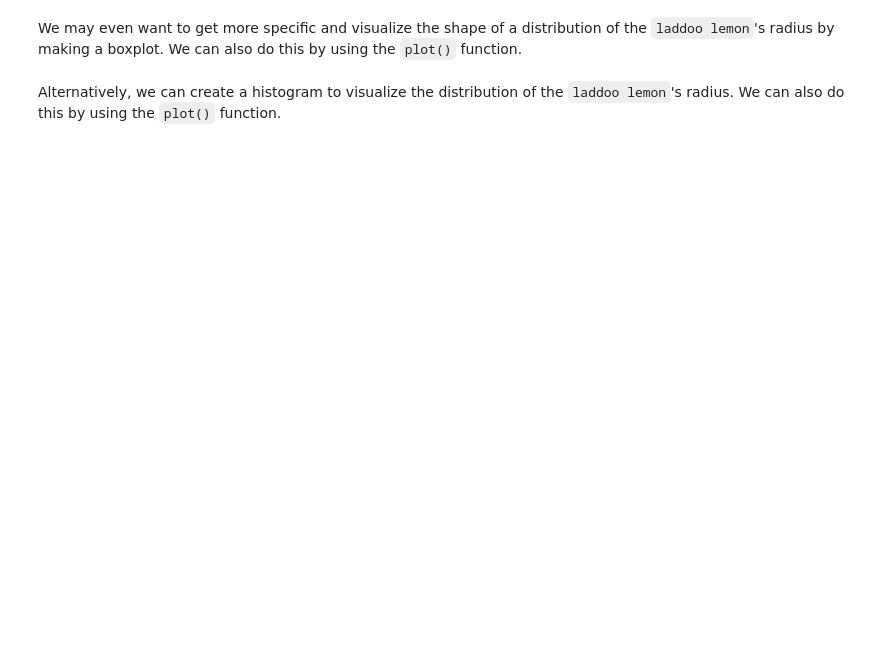
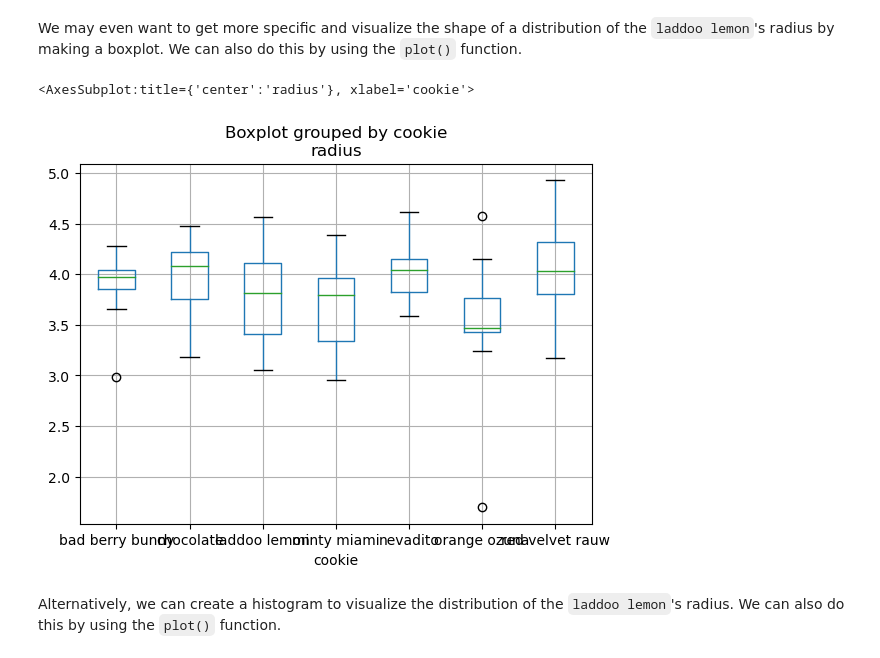
Before and after one commit to gallettilance/CS506-Spring2023, a Jupyter notebook: labs/02-lab/lab02.ipynb, the cells around one changed output. Cells and saved outputs as stored; diff of their text form; code cells hidden in the pictures; blank space fills up the shorter version.

```diff
--- a/labs/02-lab/lab02.ipynb
+++ b/labs/02-lab/lab02.ipynb
@@ -266,6 +300,10 @@ We can also visualize the data. For example, we can visualize the data by plotti
 We may even want to get more specific and visualize the shape of a distribution of the `laddoo lemon`'s radius by making a boxplot. We can also do this by using the `plot()` function.
 # %%
 #TODO: add the described boxplot
+df.boxplot(column="radius", by="cookie")
+# %% [output]
+<AxesSubplot:title={'center':'radius'}, xlabel='cookie'>
+[figure, added]
 # %% [markdown]
 Alternatively, we can create a histogram to visualize the distribution of the `laddoo lemon`'s radius. We can also do this by using the `plot()` function.
 # %%
```
Also changed, not shown: parts of 4 cells of this notebook.
